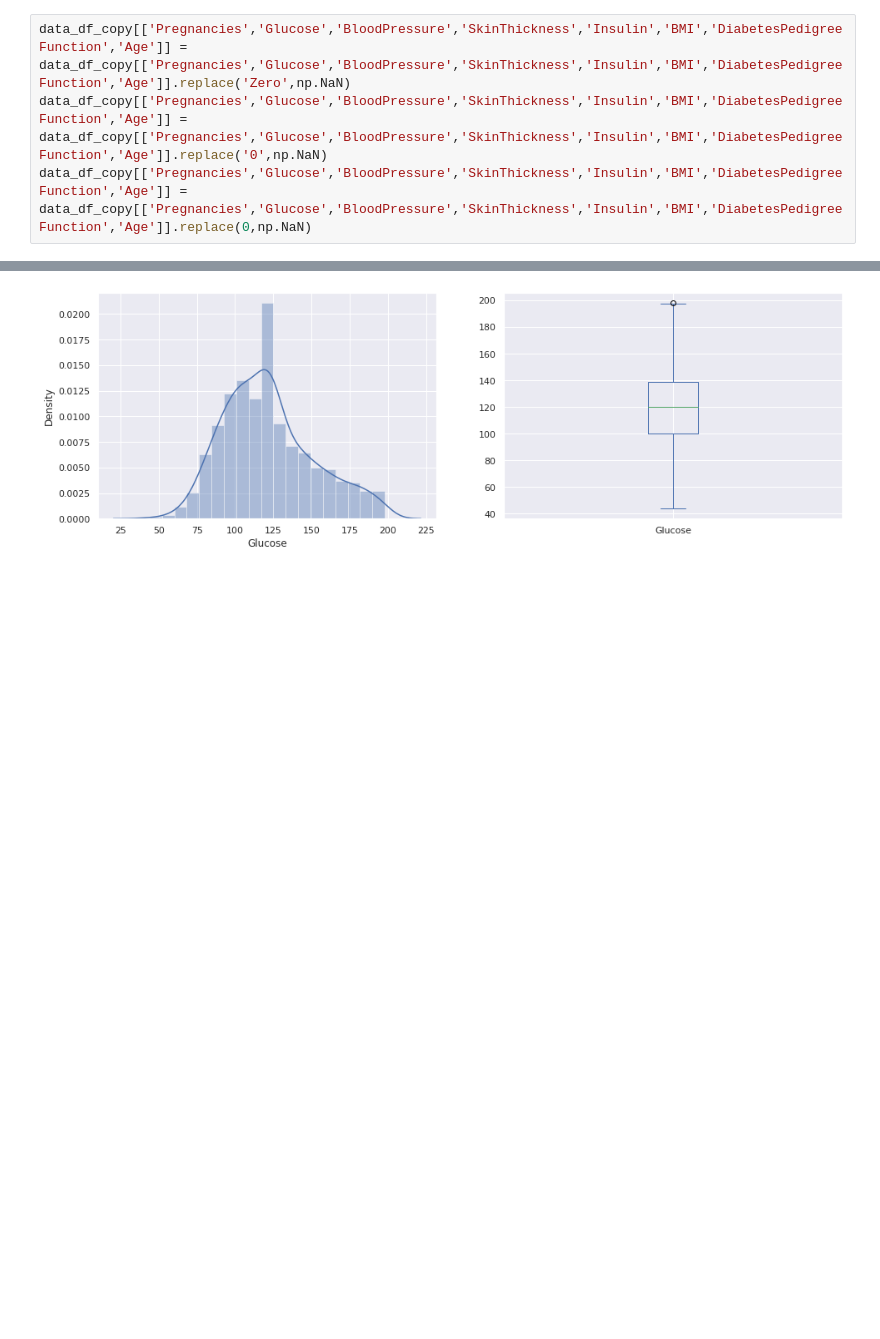
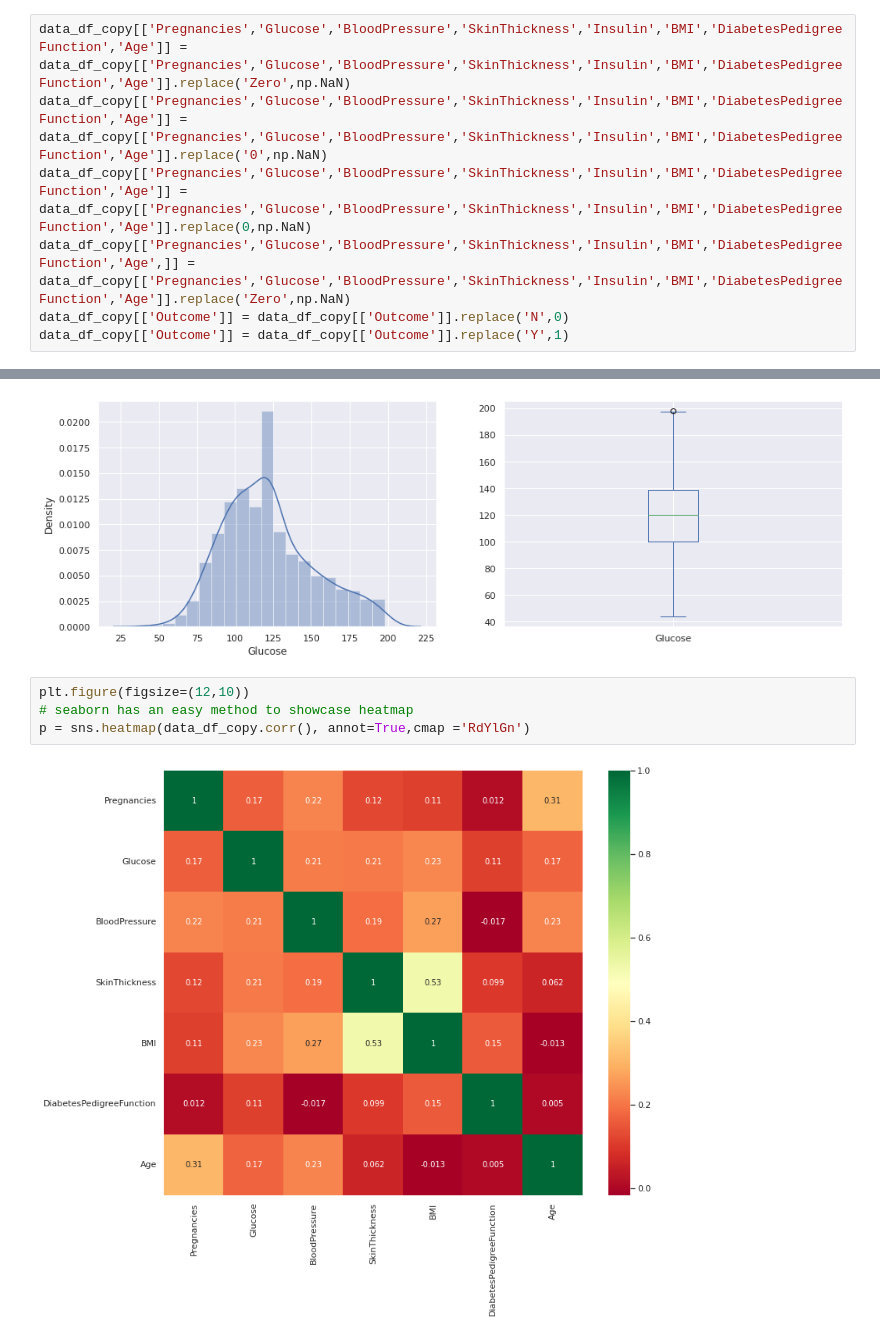
Before and after one commit to aswinp-kumar/diabetes-prediction, a Jupyter notebook: Diabetes_Prediction.ipynb, the cells around one changed output, grey strips where cells are left out. Saved outputs shown, nothing was run; the diff lists cells and outputs as text; blank space fills up the shorter version.

```diff
--- a/Diabetes_Prediction.ipynb
+++ b/Diabetes_Prediction.ipynb
@@ -136,6 +137,9 @@ data_df_copy = data_df.copy(deep = True)
 data_df_copy[['Pregnancies','Glucose','BloodPressure','SkinThickness','Insulin','BMI','DiabetesPedigreeFunction','Age']] = data_df_copy[['Pregnancies','Glucose','BloodPressure','SkinThickness','Insulin','BMI','DiabetesPedigreeFunction','Age']].replace('Zero',np.NaN)
 data_df_copy[['Pregnancies','Glucose','BloodPressure','SkinThickness','Insulin','BMI','DiabetesPedigreeFunction','Age']] = data_df_copy[['Pregnancies','Glucose','BloodPressure','SkinThickness','Insulin','BMI','DiabetesPedigreeFunction','Age']].replace('0',np.NaN)
 data_df_copy[['Pregnancies','Glucose','BloodPressure','SkinThickness','Insulin','BMI','DiabetesPedigreeFunction','Age']] = data_df_copy[['Pregnancies','Glucose','BloodPressure','SkinThickness','Insulin','BMI','DiabetesPedigreeFunction','Age']].replace(0,np.NaN)
+data_df_copy[['Pregnancies','Glucose','BloodPressure','SkinThickness','Insulin','BMI','DiabetesPedigreeFunction','Age',]] = data_df_copy[['Pregnancies','Glucose','BloodPressure','SkinThickness','Insulin','BMI','DiabetesPedigreeFunction','Age']].replace('Zero',np.NaN)
+data_df_copy[['Outcome']] = data_df_copy[['Outcome']].replace('N',0)
+data_df_copy[['Outcome']] = data_df_copy[['Outcome']].replace('Y',1)
 # %%
 data_df_copy
 # %% [output]
@@ -215,3 +219,9 @@ plt.subplot(122), data_df_copy['Glucose'].plot.box(figsize=(16,5))
 plt.show()
 # %% [output]
 [figure]
+# %%
+plt.figure(figsize=(12,10))
+# seaborn has an easy method to showcase heatmap
+p = sns.heatmap(data_df_copy.corr(), annot=True,cmap ='RdYlGn')
+# %% [output]
+[figure, added]
```
Also changed, not shown: parts of 11 cells of this notebook.
